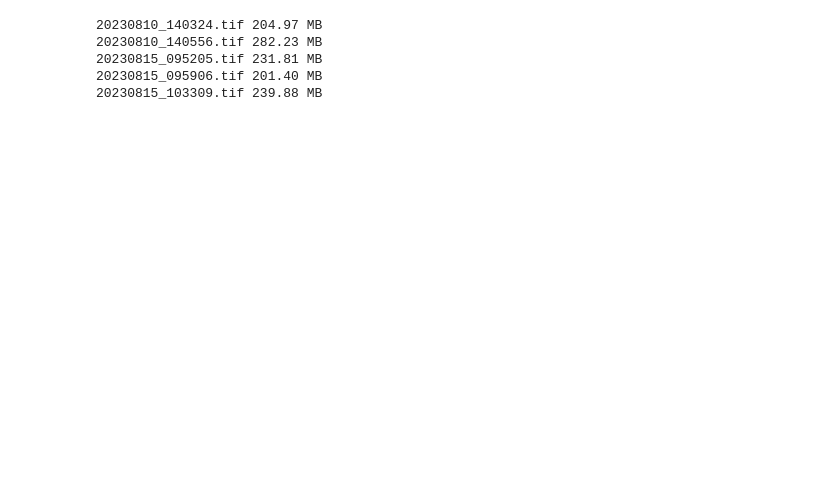
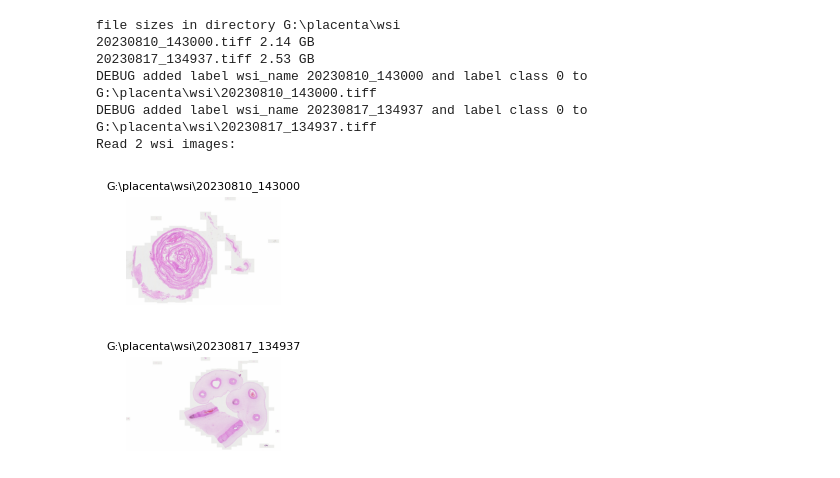
Before and after one commit to ph4s3r/cupid, a Jupyter notebook: pathML-placenta-TissueDetection.ipynb, the cells around one changed output. Saved outputs shown, nothing was run; the diff lists cells and outputs as text; code cells hidden in the pictures; blank space fills up the shorter version.

```diff
--- a/pathML-placenta-TissueDetection.ipynb
+++ b/pathML-placenta-TissueDetection.ipynb
@@ -36,11 +36,11 @@ from pathml.preprocessing import Pipeline, TissueDetectionHE
 # set working directory
 base_dir = Path("G:\\placenta") # "/mnt/g/xyz/" for linux
 # wsi folder
-wsi_subfolder = "wsi-debug"
+wsi_subfolder = "wsi"
 # place geojsons into this folder inside base with same name as the image (echino23.tiff / echino23.gejson)
 annotations_subfolder = "annotations"
 # output h5path files to (will be created)
-h5path_subfolder = "h5-debug"
+h5path_subfolder = "h5"
 # filenames having this substring with endpoint
 endpoint_filename = "endpoint"
 
@@ -76,38 +76,41 @@ for wsi in wsi_paths:
     # label preparation based on filename
     if endpoint_filename in wsi.name.lower():
         label_class = 1
     else:
         label_class = 0
     label_wsi_name = wsi.name.lower().split(".")[0]
     print(f"DEBUG added label wsi_name {label_wsi_name} and label class {label_class} to {wsi}")
     # read them with openslide HE backend, add labels
     wsi_list.append(
         SlideData(
             str(wsi),
             name = str(wsi).split(".")[0],
             backend = "openslide",
             slide_type = types.HE,
             labels = {
                 "class": label_class,
                 "wsi_name": label_wsi_name,
             }
         )
     )
 
 slide_dataset = SlideDataset(wsi_list)
 
 # Draw the images
 print(f"Read {len(slide_dataset)} wsi images: ")
 for slide in slide_dataset:
     _, axs = plt.subplots(figsize=(2, 2))
     slide.plot(ax=axs)
     axs.set_title(label=slide.name, fontsize=8)
 # %% [output]
-20230810_140324.tif 204.97 MB
-20230810_140556.tif 282.23 MB
-20230815_095205.tif 231.81 MB
-20230815_095906.tif 201.40 MB
-20230815_103309.tif 239.88 MB
+file sizes in directory G:\placenta\wsi
+20230810_143000.tiff 2.14 GB
+20230817_134937.tiff 2.53 GB
+DEBUG added label wsi_name 20230810_143000 and label class 0 to G:\placenta\wsi\20230810_143000.tiff
+DEBUG added label wsi_name 20230817_134937 and label class 0 to G:\placenta\wsi\20230817_134937.tiff
+Read 2 wsi images:
+[figure, added]
+[figure, added]
 # %%
 # run preprocessing pipeline
 start_time = time.time()
```
Also changed, not shown: parts of 1 cell of this notebook, 2 other files.
